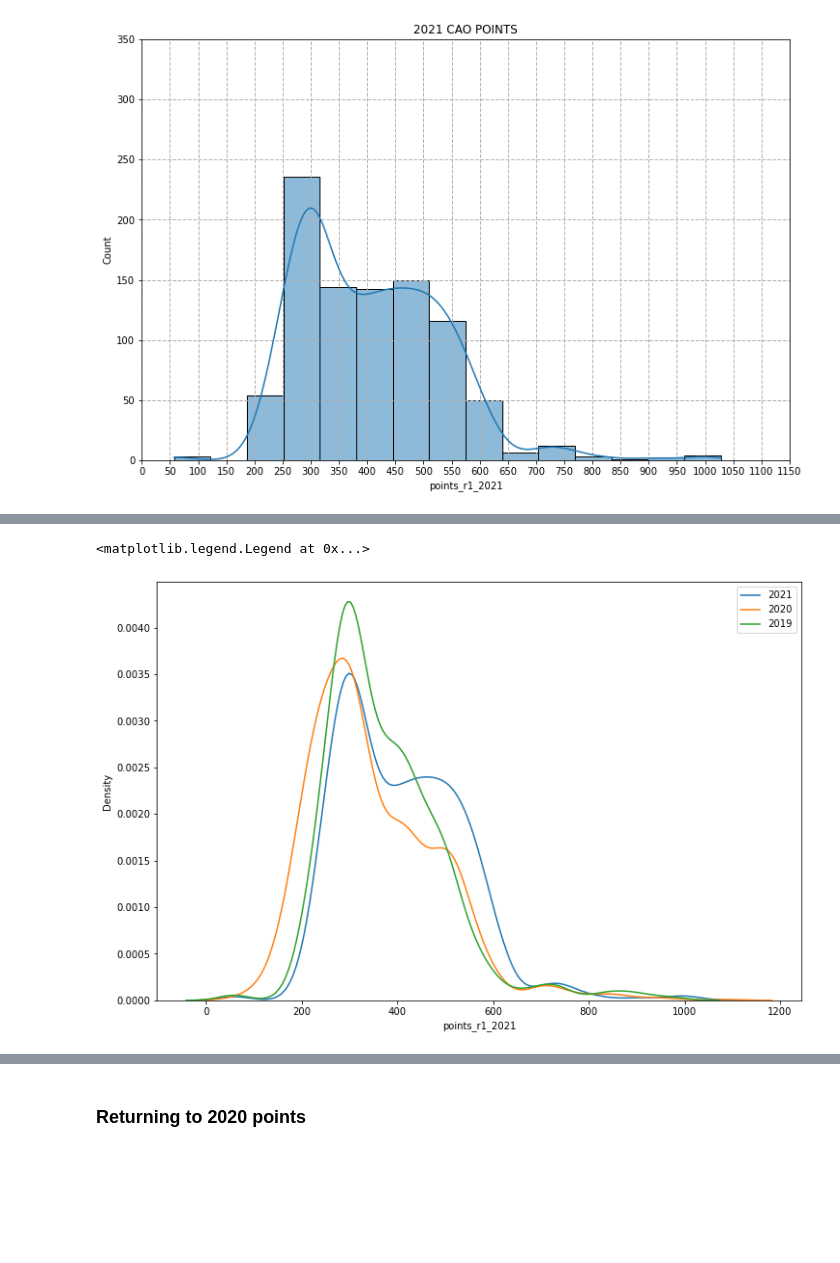
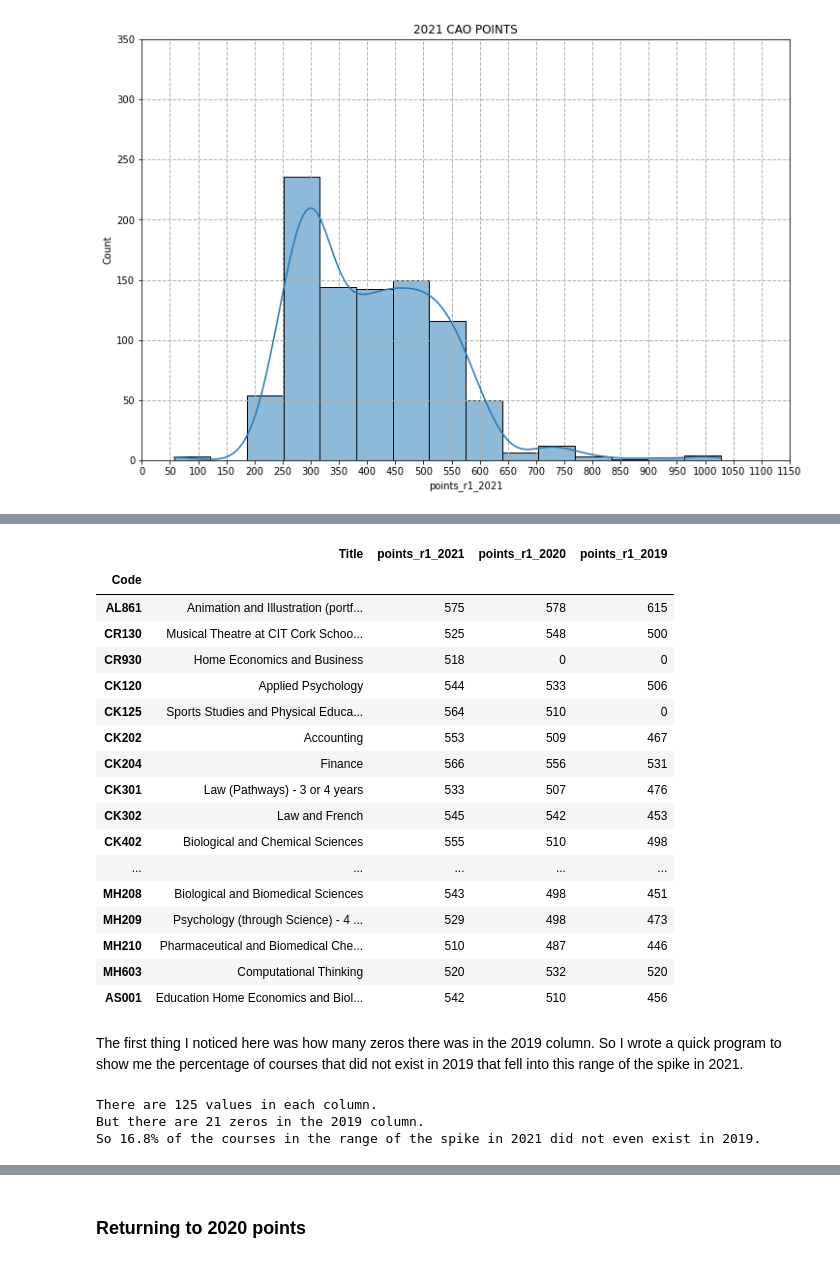
Before and after one commit to Lynch08/Fundementals_Of_Data_Analysis, a Jupyter notebook: CAO Points/new.ipynb, the cells around one changed output, grey strips where cells are left out. Cells and saved outputs as stored; diff of their text form; code cells hidden in the pictures; blank space fills up the shorter version.

```diff
--- a/CAO Points/new.ipynb
+++ b/CAO Points/new.ipynb
@@ -942,10 +941,40 @@ Overall it was a tumultuous 3 years for the world in general and the CAO points
 # %%
-plt.figure(figsize = (12, 8))
-sns.kdeplot(x, label = 2021)
-sns.kdeplot(y, label = 2020)
-sns.kdeplot(z, label = 2019)
-
-plt.legend()
+# Look for the rows in the 2021 column that fall under this spike
+spike = firstrndpts.loc[(firstrndpts['points_r1_2021'] >= 510) & (firstrndpts['points_r1_2021'] <= 575)]
-# %% [output]
-<matplotlib.legend.Legend at 0x...>
-[figure, removed]
+# %%
+# This shows the whole data frame - and does not keep the setting
+with pd.option_context('display.max_rows', None):
+    # "display" sometimes works better than print in jupyter
+    display(spike )
+# %% [output]
+|  | Title | points_r1_2021 | points_r1_2020 | points_r1_2019 |
+| Code |  |  |  |  |
+| AL861 | Animation and Illustration (portf... | 575 | 578 | 615 |
+| CR130 | Musical Theatre at CIT Cork Schoo... | 525 | 548 | 500 |
+| CR930 | Home Economics and Business | 518 | 0 | 0 |
+| CK120 | Applied Psychology | 544 | 533 | 506 |
+| CK125 | Sports Studies and Physical Educa... | 564 | 510 | 0 |
+| CK202 | Accounting | 553 | 509 | 467 |
+| CK204 | Finance | 566 | 556 | 531 |
+| CK301 | Law (Pathways) - 3 or 4 years | 533 | 507 | 476 |
+| CK302 | Law and French | 545 | 542 | 453 |
+| CK402 | Biological and Chemical Sciences | 555 | 510 | 498 |
+| ... | ... | ... | ... | ... |
+| MH208 | Biological and Biomedical Sciences | 543 | 498 | 451 |
+| MH209 | Psychology (through Science) - 4 ... | 529 | 498 | 473 |
+| MH210 | Pharmaceutical and Biomedical Che... | 510 | 487 | 446 |
+| MH603 | Computational Thinking | 520 | 532 | 520 |
+| AS001 | Education Home Economics and Biol... | 542 | 510 | 456 |
+# %% [markdown]
+The first thing I noticed here was how many zeros there was in the 2019 column. So I wrote a quick program to show me the percentage of courses that did not exist in 2019 that fell into this range of the spike in 2021.
+# %%
+print('There are ' + str(spike['points_r1_2019'].count()) + ' values in each column.')
+zero = spike['points_r1_2019']
+zero = zero[zero == 0].count()
+print('But there are '  + str(zero) + ' zeros in the 2019 column.')
+
+print ('So '+ str(21/125*100) + '% of the courses in the range of the spike in 2021 did not even exist in 2019.' )
+# %% [output]
+There are 125 values in each column.
+But there are 21 zeros in the 2019 column.
+So 16.8% of the courses in the range of the spike in 2021 did not even exist in 2019.
```
Also changed, not shown: parts of 25 cells of this notebook, 6 other files.
